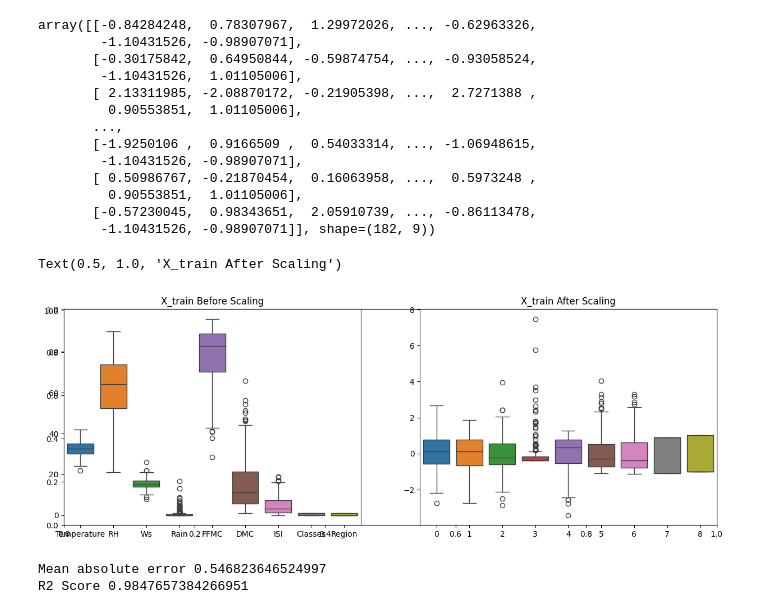
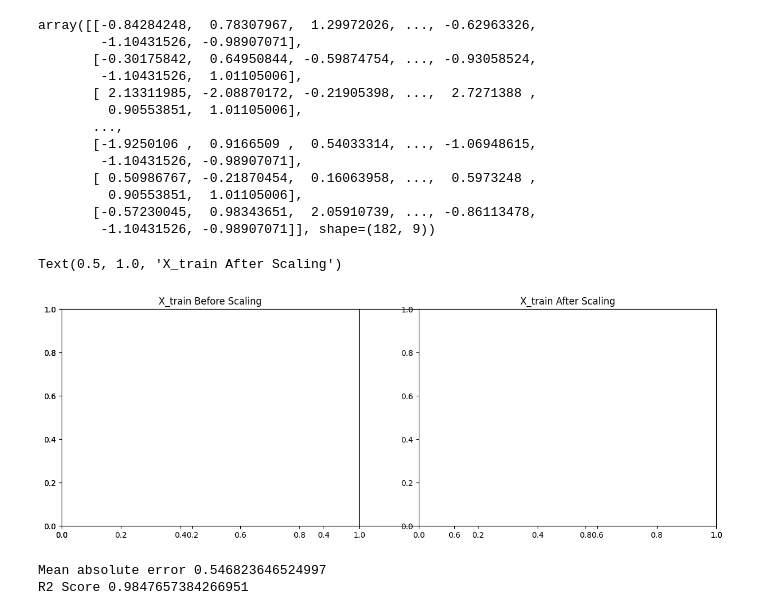
Before and after one commit to EveofChaos/Algerian_forest_fire, a Jupyter notebook: notebook/test.ipynb, the cells around one changed output. Saved outputs shown, nothing was run; the diff lists cells and outputs as text; code cells hidden in the pictures.

```diff
--- a/notebook/test.ipynb
+++ b/notebook/test.ipynb
@@ -5,4 +5,4 @@ import matplotlib.pyplot as plt
 import seaborn as sns
 %matplotlib inline
 # %%
-data = pd.read_csv("C:\Programming\AI_ML\Project_August\dataset\Algerian_forest_fires_cleaned_dataset.csv")
+df = pd.read_csv("C:\Programming\AI_ML\Project_August\dataset\Algerian_forest_fires_cleaned_dataset.csv")
@@ -45,5 +45,5 @@ not fire           1
 not fire           1
 Name: count, dtype: int64
 # %%
-data['Classes'] = np.where(data['Classes'].str.contains("not fire"),0,1)
+df['Classes'] = np.where(df['Classes'].str.contains("not fire"),0,1)
 # %%
@@ -65,4 +65,4 @@ data.tail()
 # %%
 ##Drop month,day and year
-data.drop(['day','month','year'],axis=1,inplace=True)
+df.drop(['day','month','year'],axis=1,inplace=True)
 # %%
@@ -75,8 +75,8 @@ data.head()
 | 3 | 25 | 89 | 13 | 2.5 | 28.6 | 1.3 | 6.9 | 0.0 | 1.7 | 0.0 | 0 | ... |
 | 4 | 27 | 77 | 16 | 0.0 | 64.8 | 3.0 | 14.2 | 1.2 | 3.9 | 0.5 | 0 | ... |
 # %%
-X = data.drop('FWI',axis=1)
-y = data['FWI']
+X = df.drop('FWI',axis=1)
+y = df['FWI']
 # %%
 
 X.head()
@@ -191,14 +191,14 @@ array([[-0.84284248,  0.78307967,  1.29972026, ..., -0.62963326,
 # %%
 plt.subplots(figsize=(15, 5))
 plt.subplot(1, 2, 1)
-sns.boxplot(data=X_train)
+sns.boxplot(df=X_train)
 plt.title('X_train Before Scaling')
 plt.subplot(1, 2, 2)
-sns.boxplot(data=X_train_scaled)
+sns.boxplot(df=X_train_scaled)
 plt.title('X_train After Scaling')
 # %% [output]
 Text(0.5, 1.0, 'X_train After Scaling')
-[figure, old version]
+[figure, new version]
 # %%
 from sklearn.linear_model import LinearRegression
 from sklearn.metrics import mean_absolute_error
```
Also changed, not shown: parts of 7 cells of this notebook.
